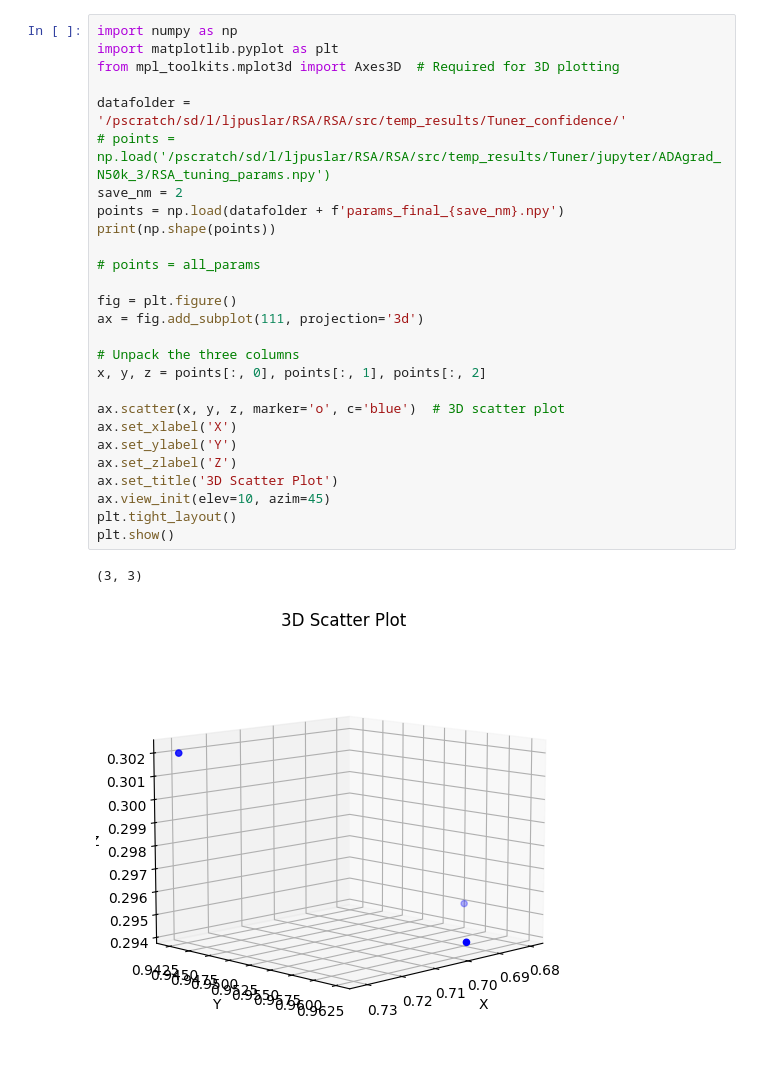
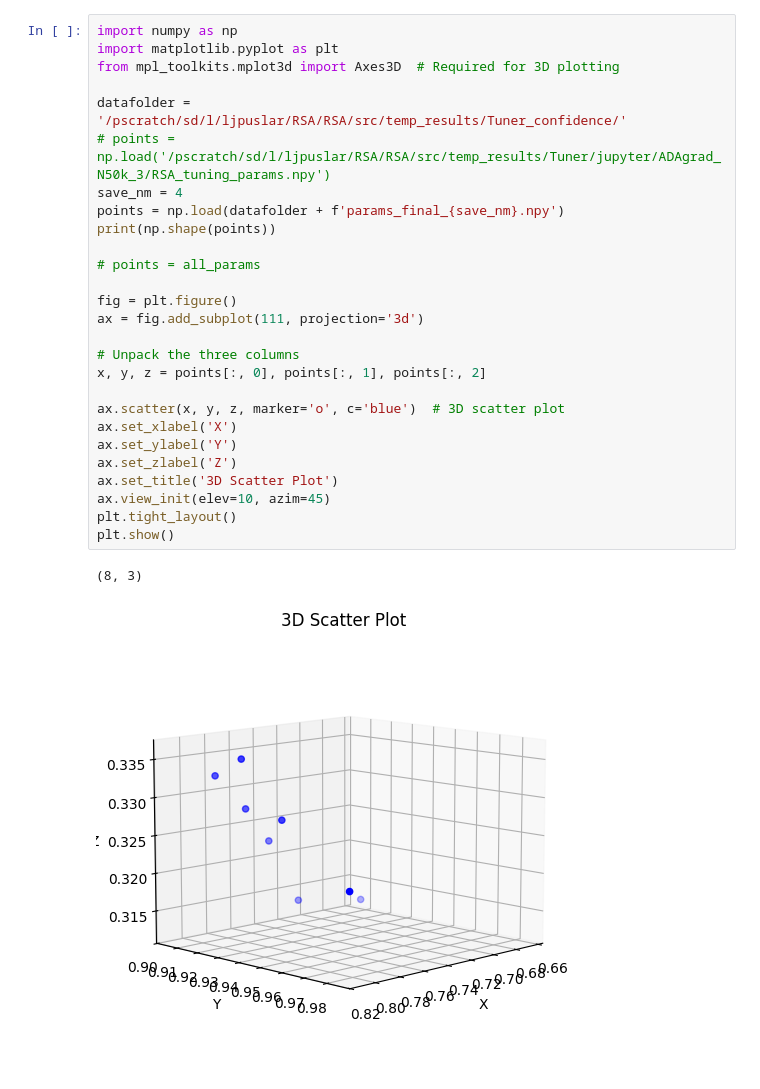
Before and after one commit to tonymenzo/RSA, a Jupyter notebook: src/RSA_nD_tuner_confidence_plot.ipynb, the cells around one changed output. Cells and saved outputs as stored; diff of their text form.

```diff
--- a/src/RSA_nD_tuner_confidence_plot.ipynb
+++ b/src/RSA_nD_tuner_confidence_plot.ipynb
@@ -1,33 +1,33 @@
 # %%
 import numpy as np
 import matplotlib.pyplot as plt
 from mpl_toolkits.mplot3d import Axes3D  # Required for 3D plotting
 
 datafolder = '/pscratch/sd/l/ljpuslar/RSA/RSA/src/temp_results/Tuner_confidence/'
 # points = np.load('/pscratch/sd/l/ljpuslar/RSA/RSA/src/temp_results/Tuner/jupyter/ADAgrad_N50k_3/RSA_tuning_params.npy')
-save_nm = 2
+save_nm = 4
 points = np.load(datafolder + f'params_final_{save_nm}.npy')
 print(np.shape(points))
 
 # points = all_params
 
 fig = plt.figure()
 ax = fig.add_subplot(111, projection='3d')
 
 # Unpack the three columns
 x, y, z = points[:, 0], points[:, 1], points[:, 2]
 
 ax.scatter(x, y, z, marker='o', c='blue')  # 3D scatter plot
 ax.set_xlabel('X')
 ax.set_ylabel('Y')
 ax.set_zlabel('Z')
 ax.set_title('3D Scatter Plot')
 ax.view_init(elev=10, azim=45)
 plt.tight_layout()
 plt.show()
 # %% [output]
-(3, 3)
+(8, 3)
-[figure, old version]
+[figure, new version]
 # %%
 datafolder = '/pscratch/sd/l/ljpuslar/RSA/RSA/src/temp_results/Tuner_confidence/'
 # points = np.load('/pscratch/sd/l/ljpuslar/RSA/RSA/src/temp_results/Tuner/jupyter/ADAgrad_N50k_3/RSA_tuning_params.npy')
```
Also changed, not shown: parts of 2 cells of this notebook, 19 other files.
